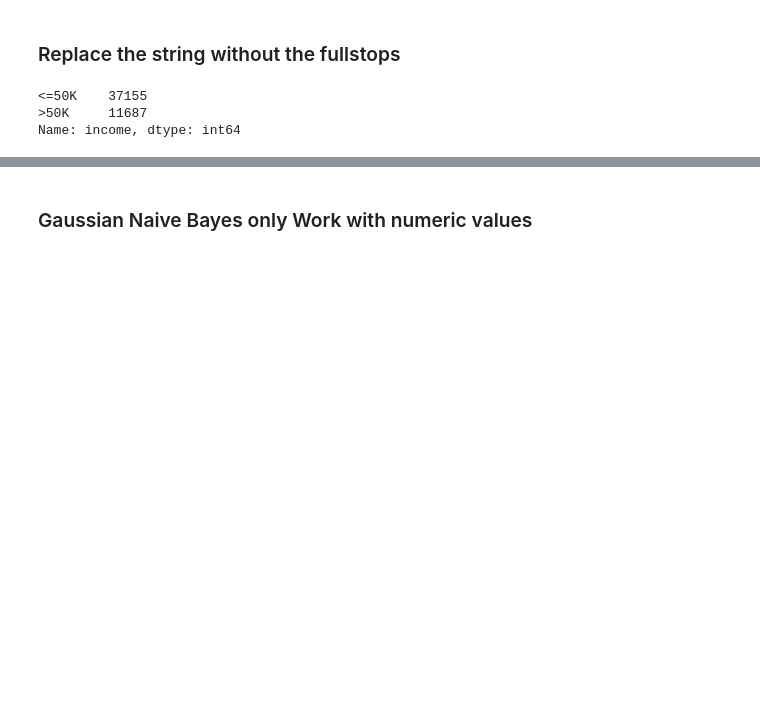
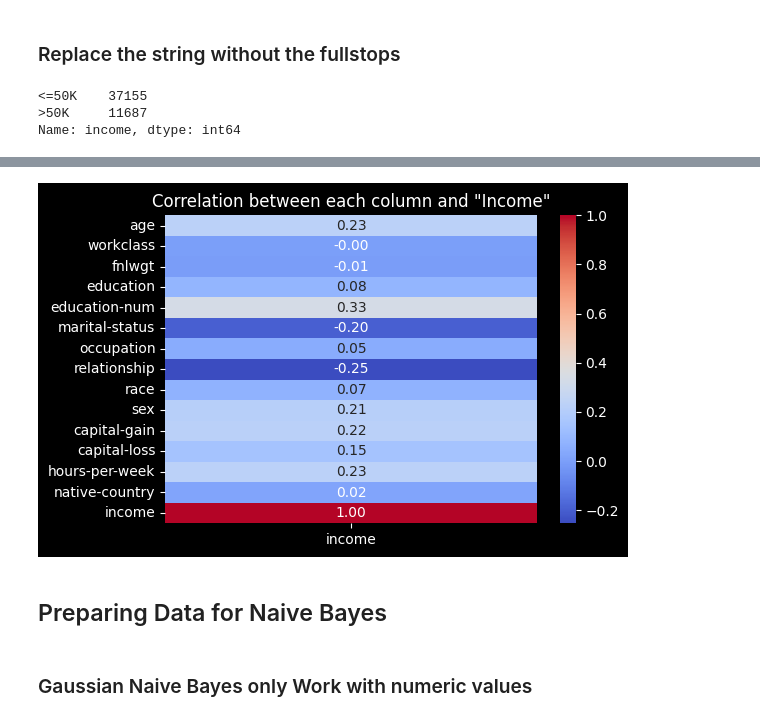
Before and after one commit to Lafri-13/Adult-Census-Income-Classification, a Jupyter notebook: CM2604_ML_CW.ipynb, the cells around one changed output, grey strips where cells are left out. Drawn from its saved outputs; the diff is of its cells as text; code cells hidden in the pictures; blank space fills up the shorter version.

```diff
--- a/CM2604_ML_CW.ipynb
+++ b/CM2604_ML_CW.ipynb
@@ -243,0 +236,17 @@ Name: income, dtype: int64
+# %%
+X_data_cor = X_data.copy()
+# %%
+from sklearn.preprocessing import LabelEncoder
+label_encoder = LabelEncoder()
+
+X_data_cor['workclass'] = label_encoder.fit_transform(X_data_cor['workclass'])
+X_data_cor['education'] = label_encoder.fit_transform(X_data_cor['education'])
+X_data_cor['marital-status'] = label_encoder.fit_transform(X_data_cor['marital-status'])
+X_data_cor['occupation'] = label_encoder.fit_transform(X_data_cor['occupation'])
+X_data_cor['relationship'] = label_encoder.fit_transform(X_data_cor['relationship'])
+X_data_cor['race'] = label_encoder.fit_transform(X_data_cor['race'])
+X_data_cor['sex'] = label_encoder.fit_transform(X_data_cor['sex'])
+X_data_cor['native-country'] = label_encoder.fit_transform(X_data_cor['native-country'])
+X_data_cor['income'] = label_encoder.fit_transform(X_data_cor['income'])
+
+X_data_cor
@@ -244,3 +267,19 @@ Name: income, dtype: int64
+# %%
+import seaborn as sns
+import matplotlib.pyplot as plt
+
+correlation_matrix = X_data_cor.corr()
+
+income_cor = correlation_matrix['income']
+
+plt.figure(figsize=(6, 4))
+sns.heatmap(income_cor.to_frame(), annot=True, cmap='coolwarm', cbar=True, fmt=".2f")
+plt.title('Correlation between each column and "Income"')
+plt.show()
+# %% [output]
+[figure, added]
+# %% [markdown]
+## Preparing Data for Naive Bayes
 # %% [markdown]
 ### Gaussian Naive Bayes only Work with numeric values
 # %% [markdown]
```
Also changed, not shown: parts of 31 cells of this notebook.
